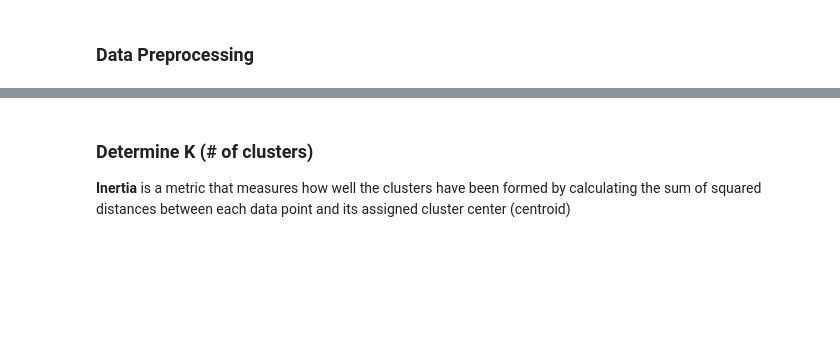
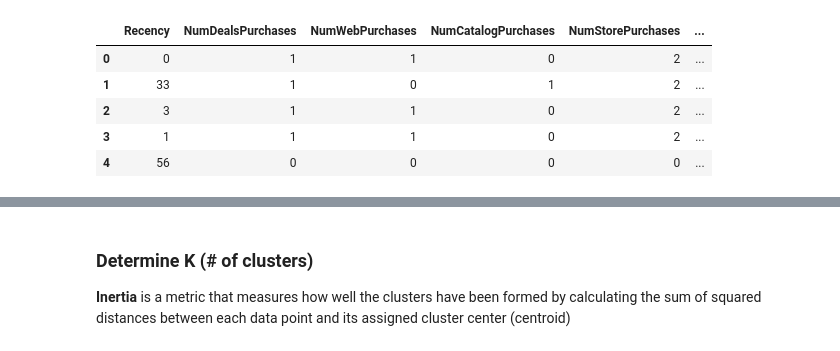
Before and after one commit to crudek-data/marketing-data-analysis, a Jupyter notebook: customer_clustering.ipynb, the cells around one changed output, grey strips where cells are left out. Drawn from its saved outputs; the diff is of its cells as text; code cells hidden in the pictures; blank space fills up the shorter version.

```diff
--- a/customer_clustering.ipynb
+++ b/customer_clustering.ipynb
@@ -61,33 +65,38 @@ def relationship(Marital_Status):
         return 'single'
     elif Marital_Status in ['Together', 'Married']:
         return 'current'
     else:
         return 'previous'
 df['relationship_status'] = df['Marital_Status'].apply(relationship)
 
 # simplify education levels
 def education(Education):
     if Education in ['Basic', 'Graduation']:
         return 'low'
     elif Education in ['Master', '2n Cycle']:
         return 'medium'
     else:
         return 'high'
 df['education_lvl'] = df['Education'].apply(education)
 
 # total number of campaigns accepted
 df['accepted_campaigns'] = df['AcceptedCmp1'] + df['AcceptedCmp2'] + df['AcceptedCmp3'] + df['AcceptedCmp4'] + df['AcceptedCmp5']
 
 # total amount spent across all products in the last 2 years
 df['amount_spent'] = df['MntFishProducts'] + df['MntMeatProducts'] + df['MntFruits'] + df['MntSweetProducts'] + df['MntWines'] + df['MntGoldProds']
 
 # dependents
 df['dependents'] = df['Kidhome'] + df['Teenhome']
 
 
 # remove unneeded fields
 df_clean = df.drop(columns=['ID', 'Year_Birth', 'Education', 'Income', 'Kidhome', 'Teenhome', 'Marital_Status', 'Dt_Customer', 'AcceptedCmp1', 'AcceptedCmp2', 'AcceptedCmp3', 'AcceptedCmp4', 'AcceptedCmp5', 'MntWines', 'MntFruits', 'MntMeatProducts', 'MntFishProducts', 'MntSweetProducts', 'MntGoldProds', 'Z_CostContact', 'Z_Revenue'])
 
-df_clean
+df_clean.head()
+# %% [output]
+|  | Recency | NumDealsPurchases | NumWebPurchases | NumCatalogPurchases | NumStorePurchases | ... |
+| 0 | 0 | 1 | 1 | 0 | 2 | ... |
+| 1 | 33 | 1 | 0 | 1 | 2 | ... |
+| 2 | 3 | 1 | 1 | 0 | 2 | ... |
+| 3 | 1 | 1 | 1 | 0 | 2 | ... |
+| 4 | 56 | 0 | 0 | 0 | 0 | ... |
-# %% [markdown]
-### Data Preprocessing
```
Also changed, not shown: parts of 14 cells of this notebook, 1 other file.
